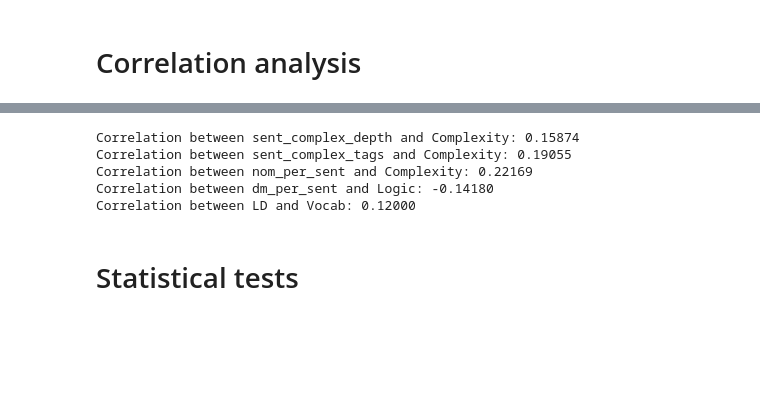
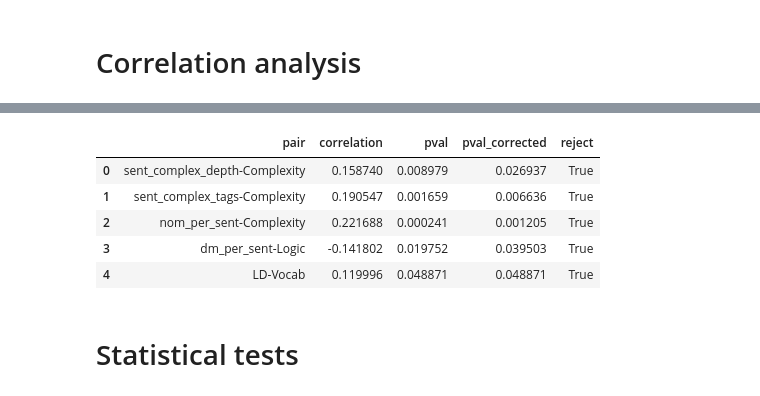
Before and after one commit to sherbold/chatgpt-student-essay-study, a Jupyter notebook: statistical_analysis.ipynb, the cells around one changed output, grey strips where cells are left out. Saved outputs shown, nothing was run; the diff lists cells and outputs as text; code cells hidden in the pictures; blank space fills up the shorter version.

```diff
--- a/statistical_analysis.ipynb
+++ b/statistical_analysis.ipynb
@@ -202,20 +236,31 @@ plt.show()
 # %%
 pairs = [['sent_complex_depth', 'Complexity'],
          ['sent_complex_tags', 'Complexity'],
          ['nom_per_sent', 'Complexity'],
          ['dm_per_sent', 'Logic'],
          ['LD', 'Vocab']]
+pair_strings = ['%s-%s' % (pair[0], pair[1]) for pair in pairs]
 
+corrs = []
+corr_pvals = []
 for pair in pairs:
     stacked_data_0 = essays[['STUD_%s' % pair[0], 'GPT3_%s' % pair[0], 'GPT4_%s' % pair[0]]].stack()
     stacked_data_1 = essays[['STUD_%s' % pair[1], 'GPT3_%s' % pair[1], 'GPT4_%s' % pair[1]]].stack()
-    print('Correlation between %s and %s: %.5f' % (pair[0], pair[1], np.corrcoef(stacked_data_0, stacked_data_1)[0,1]))
+    pearsonr = stats.pearsonr(stacked_data_0, stacked_data_1)
+    corrs.append(pearsonr[0])
+    corr_pvals.append(pearsonr[1])
+
+corr_reject, corr_pvals_corrected, _, _ = multipletests(corr_pvals, method='holm')
+
+corr_results = pd.DataFrame({'pair': pair_strings, 'correlation': corrs, 'pval': corr_pvals, 'pval_corrected': corr_pvals_corrected, 'reject': corr_reject})
+corr_results
 # %% [output]
-Correlation between sent_complex_depth and Complexity: 0.15874
-Correlation between sent_complex_tags and Complexity: 0.19055
-Correlation between nom_per_sent and Complexity: 0.22169
-Correlation between dm_per_sent and Logic: -0.14180
-Correlation between LD and Vocab: 0.12000
+|  | pair | correlation | pval | pval_corrected | reject |
+| 0 | sent_complex_depth-Complexity | 0.158740 | 0.008979 | 0.026937 | True |
+| 1 | sent_complex_tags-Complexity | 0.190547 | 0.001659 | 0.006636 | True |
+| 2 | nom_per_sent-Complexity | 0.221688 | 0.000241 | 0.001205 | True |
+| 3 | dm_per_sent-Logic | -0.141802 | 0.019752 | 0.039503 | True |
+| 4 | LD-Vocab | 0.119996 | 0.048871 | 0.048871 | True |
 # %% [markdown]
 # Statistical tests
 # %%
```
Also changed, not shown: parts of 2 cells of this notebook, 2 other files.
